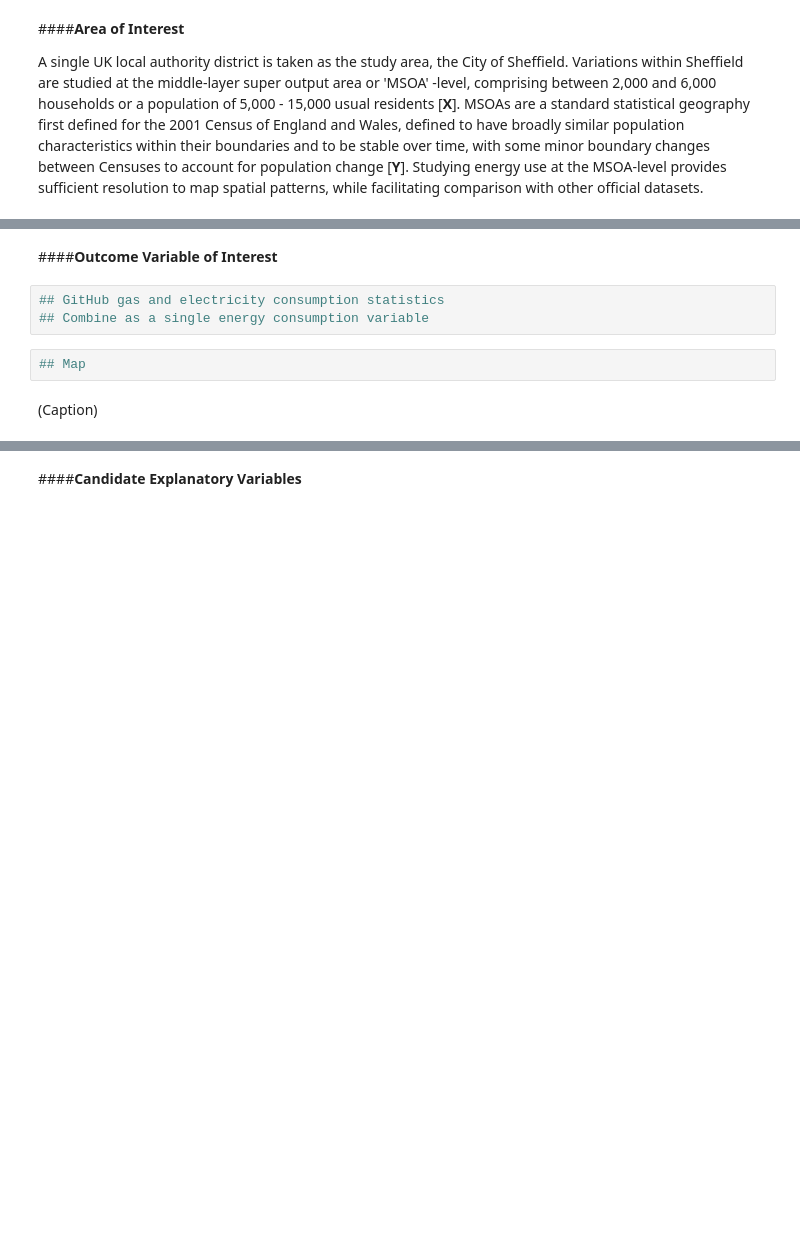
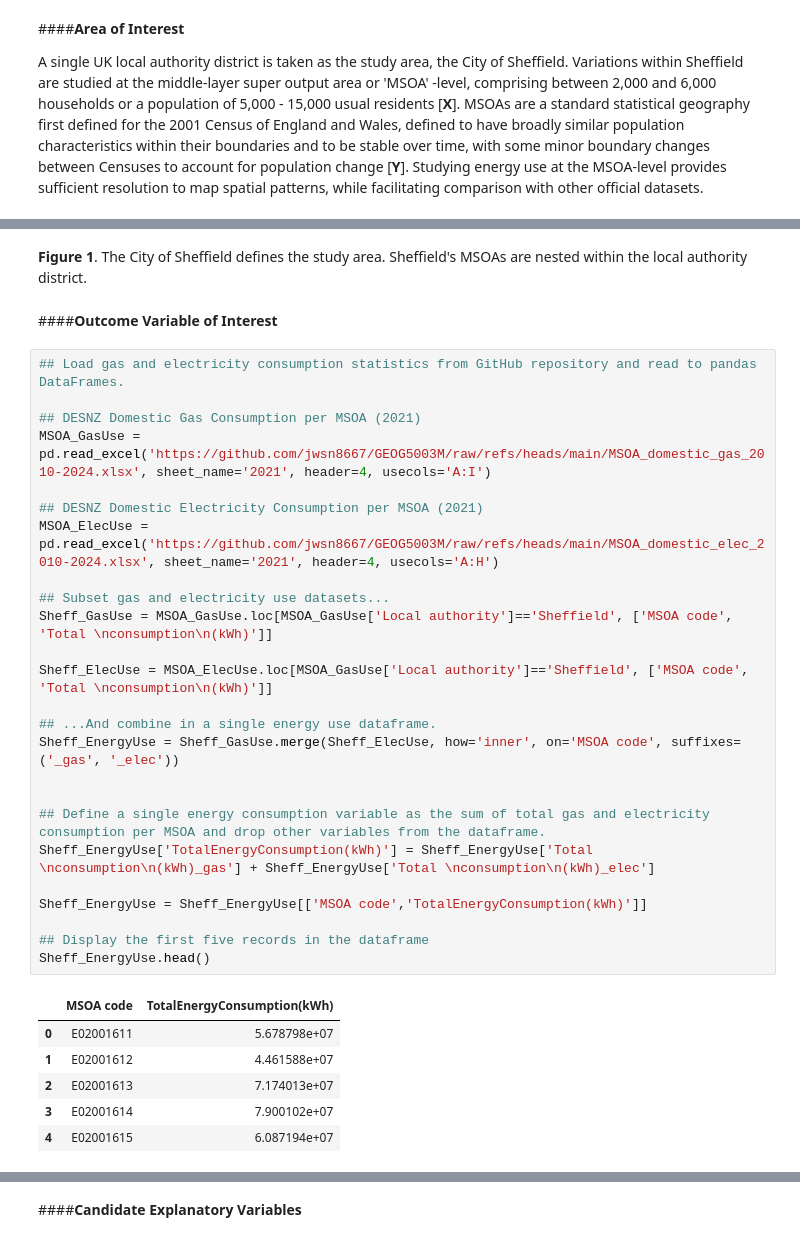
Before and after one commit to jwsn8667/GEOG5003M, a Jupyter notebook: GEOG5003_A2_201913950.ipynb, the cells around one changed output, grey strips where cells are left out. Saved outputs shown, nothing was run; the diff lists cells and outputs as text; blank space fills up the shorter version.

```diff
--- a/GEOG5003_A2_201913950.ipynb
+++ b/GEOG5003_A2_201913950.ipynb
@@ -42,9 +113,36 @@ A single UK local authority district is taken as the study area, the City of She
+# %% [markdown]
+**Figure 1**.  The City of Sheffield defines the study area.  Sheffield's MSOAs are nested within the local authority district.
 # %% [markdown]
 ####**Outcome Variable of Interest**
-# %%
-## GitHub gas and electricity consumption statistics
-## Combine as a single energy consumption variable
-# %%
-## Map
-# %% [markdown]
-(Caption)
+# %%
+## Load gas and electricity consumption statistics from GitHub repository and read to pandas DataFrames.
+
+## DESNZ Domestic Gas Consumption per MSOA (2021)
+MSOA_GasUse = pd.read_excel('https://github.com/jwsn8667/GEOG5003M/raw/refs/heads/main/MSOA_domestic_gas_2010-2024.xlsx', sheet_name='2021', header=4, usecols='A:I')
+
+## DESNZ Domestic Electricity Consumption per MSOA (2021)
+MSOA_ElecUse = pd.read_excel('https://github.com/jwsn8667/GEOG5003M/raw/refs/heads/main/MSOA_domestic_elec_2010-2024.xlsx', sheet_name='2021', header=4, usecols='A:H')
+
+## Subset gas and electricity use datasets...
+Sheff_GasUse = MSOA_GasUse.loc[MSOA_GasUse['Local authority']=='Sheffield', ['MSOA code', 'Total \nconsumption\n(kWh)']]
+
+Sheff_ElecUse = MSOA_ElecUse.loc[MSOA_GasUse['Local authority']=='Sheffield', ['MSOA code', 'Total \nconsumption\n(kWh)']]
+
+## ...And combine in a single energy use dataframe.
+Sheff_EnergyUse = Sheff_GasUse.merge(Sheff_ElecUse, how='inner', on='MSOA code', suffixes=('_gas', '_elec'))
+
+
+## Define a single energy consumption variable as the sum of total gas and electricity consumption per MSOA and drop other variables from the dataframe.
+Sheff_EnergyUse['TotalEnergyConsumption(kWh)'] = Sheff_EnergyUse['Total \nconsumption\n(kWh)_gas'] + Sheff_EnergyUse['Total \nconsumption\n(kWh)_elec']
+
+Sheff_EnergyUse = Sheff_EnergyUse[['MSOA code','TotalEnergyConsumption(kWh)']]
+
+## Display the first five records in the dataframe
+Sheff_EnergyUse.head()
+# %% [output]
+|  | MSOA code | TotalEnergyConsumption(kWh) |
+| 0 | E02001611 | 5.678798e+07 |
+| 1 | E02001612 | 4.461588e+07 |
+| 2 | E02001613 | 7.174013e+07 |
+| 3 | E02001614 | 7.900102e+07 |
+| 4 | E02001615 | 6.087194e+07 |
```
Also changed, not shown: parts of 12 cells of this notebook.
